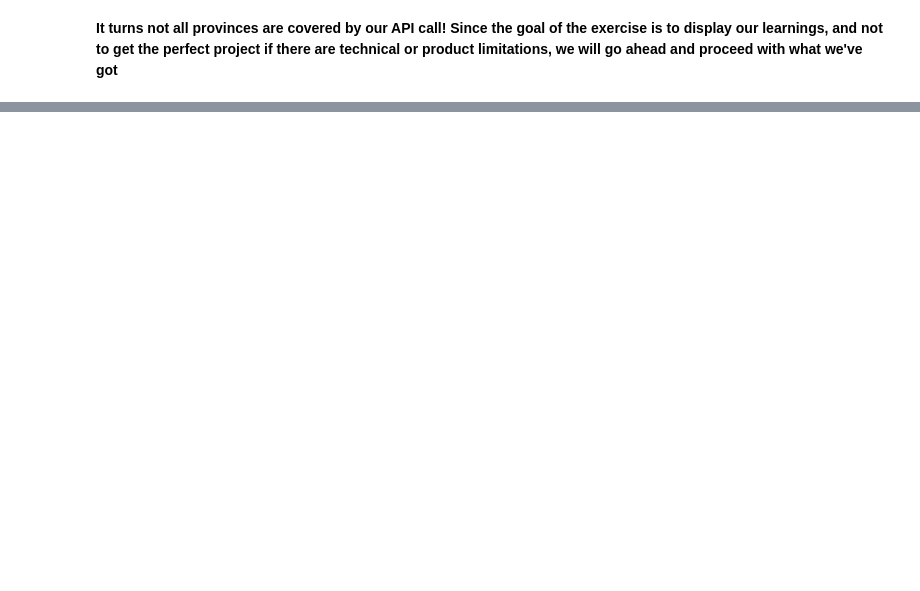
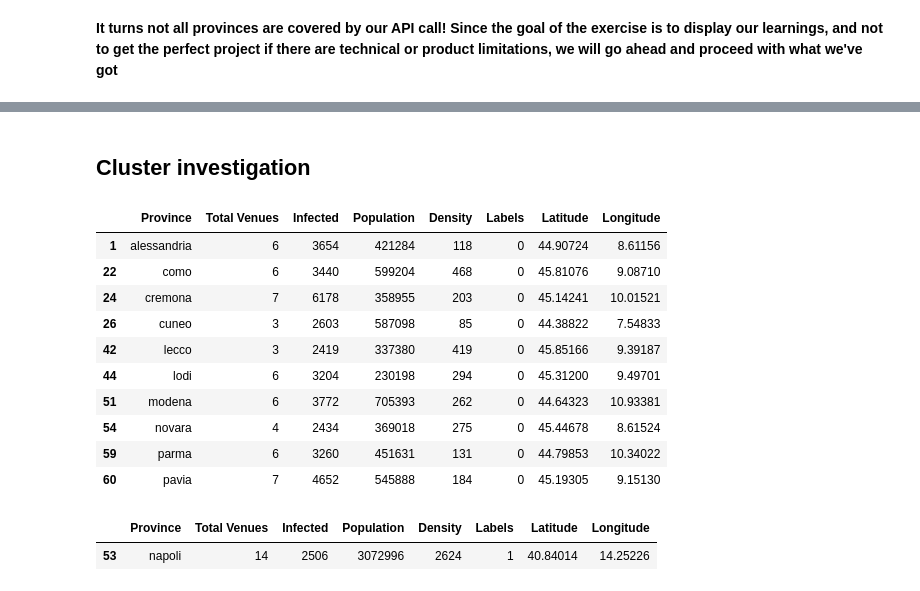
Before and after one commit to EmanueleLanzani/Coursera_Capstone, a Jupyter notebook: Covid - 19 Phase Two.ipynb, the cells around one changed output, grey strips where cells are left out. Saved outputs shown, nothing was run; the diff lists cells and outputs as text; code cells hidden in the pictures; blank space fills up the shorter version.

```diff
--- a/Covid - 19 Phase Two.ipynb
+++ b/Covid - 19 Phase Two.ipynb
@@ -675,0 +873,23 @@ array([[-1.28036880e-01, -1.28036880e-01, -2.88093711e-01,
+# %% [markdown]
+## Cluster investigation
+# %%
+df9.loc[df9['Labels'] == 0]
+# many infected
+# %% [output]
+|  | Province | Total Venues | Infected | Population | Density | Labels | Latitude | Longitude |
+| 1 | alessandria | 6 | 3654 | 421284 | 118 | 0 | 44.90724 | 8.61156 |
+| 22 | como | 6 | 3440 | 599204 | 468 | 0 | 45.81076 | 9.08710 |
+| 24 | cremona | 7 | 6178 | 358955 | 203 | 0 | 45.14241 | 10.01521 |
+| 26 | cuneo | 3 | 2603 | 587098 | 85 | 0 | 44.38822 | 7.54833 |
+| 42 | lecco | 3 | 2419 | 337380 | 419 | 0 | 45.85166 | 9.39187 |
+| 44 | lodi | 6 | 3204 | 230198 | 294 | 0 | 45.31200 | 9.49701 |
+| 51 | modena | 6 | 3772 | 705393 | 262 | 0 | 44.64323 | 10.93381 |
+| 54 | novara | 4 | 2434 | 369018 | 275 | 0 | 45.44678 | 8.61524 |
+| 59 | parma | 6 | 3260 | 451631 | 131 | 0 | 44.79853 | 10.34022 |
+| 60 | pavia | 7 | 4652 | 545888 | 184 | 0 | 45.19305 | 9.15130 |
+# %%
+df9.loc[df9['Labels'] == 1]
+# many infected, very high density
+# %% [output]
+|  | Province | Total Venues | Infected | Population | Density | Labels | Latitude | Longitude |
+| 53 | napoli | 14 | 2506 | 3072996 | 2624 | 1 | 40.84014 | 14.25226 |
```
Also changed, not shown: parts of 26 cells of this notebook.
